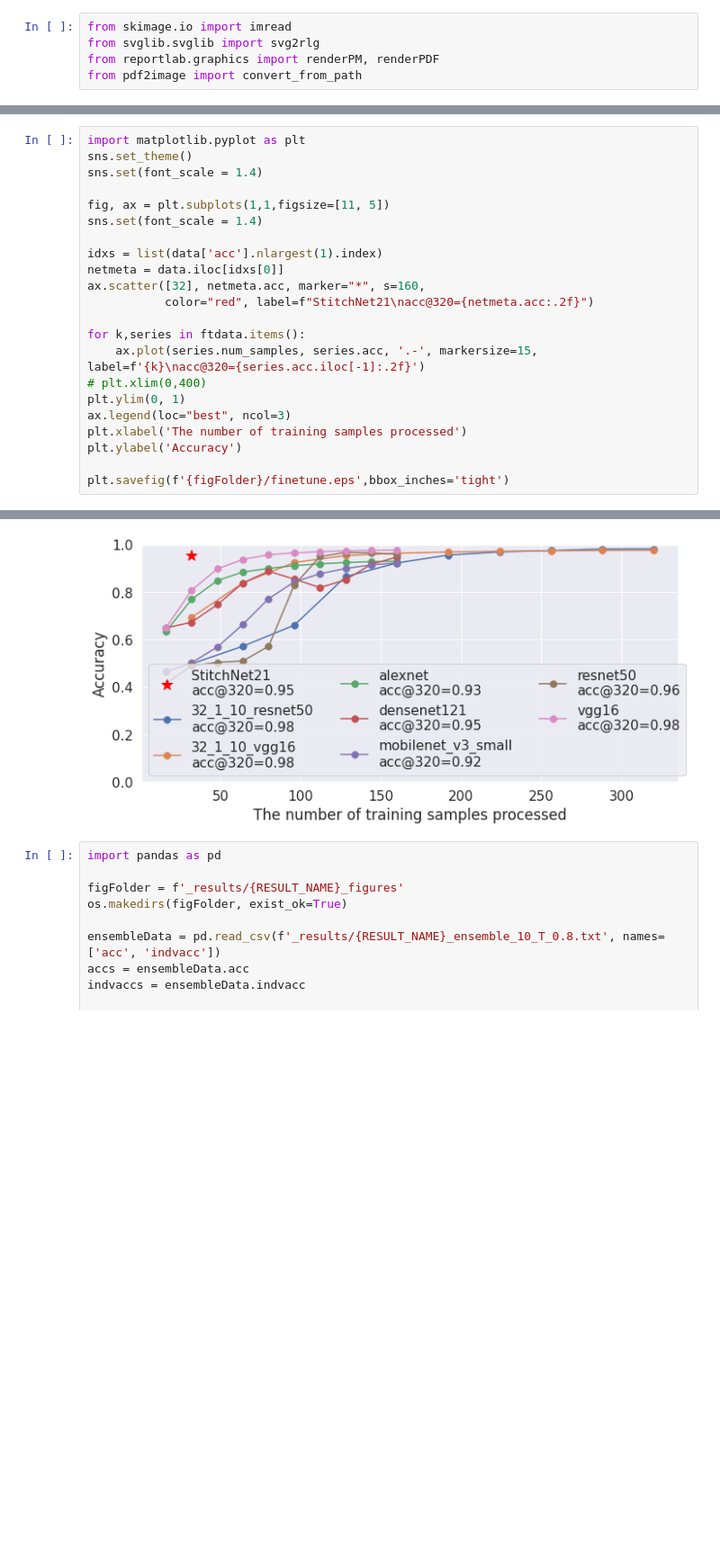
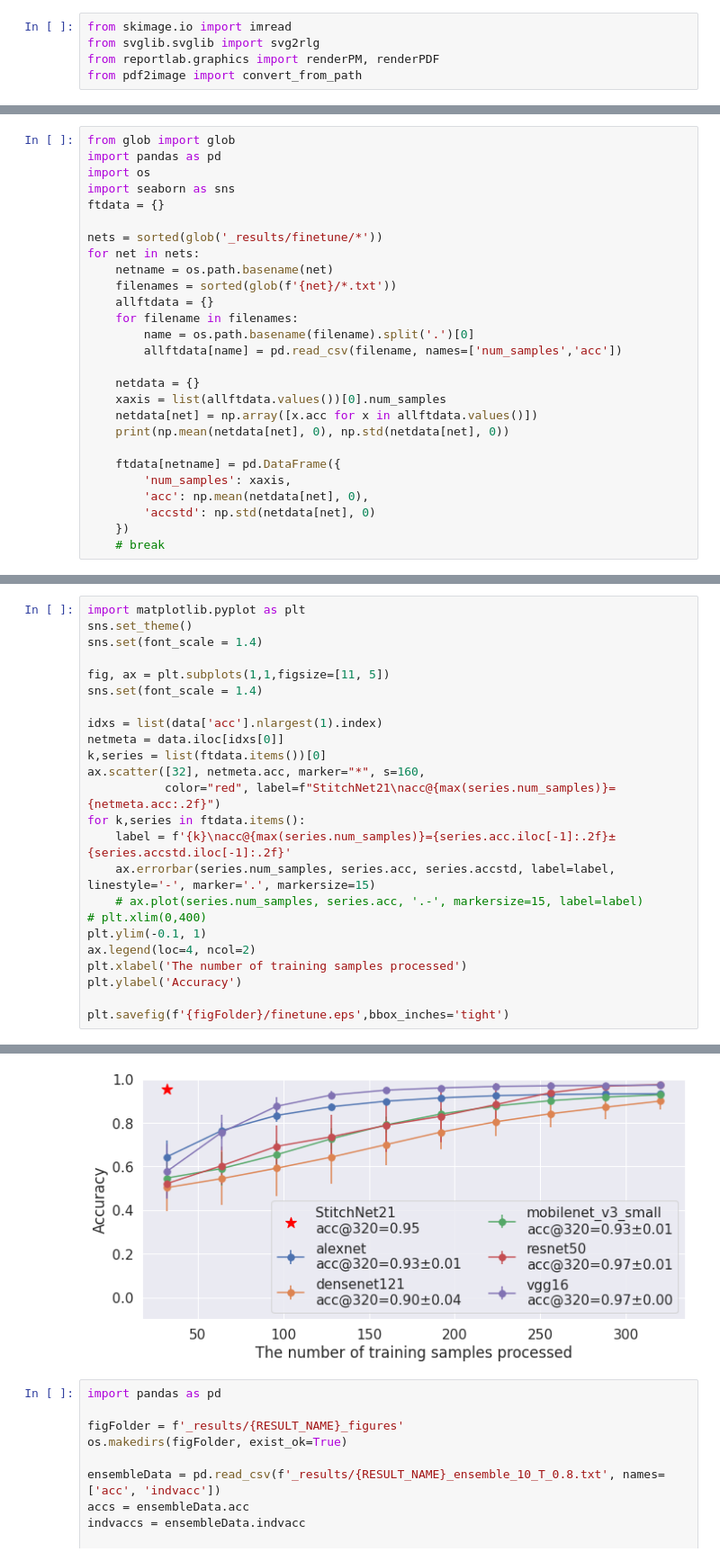
Before and after one commit to steerapi/stitchnet, a Jupyter notebook: 09_plot_results.ipynb, the cells around one changed output, grey strips where cells are left out. Shown at 90% size. Drawn from its saved outputs; the diff is of its cells as text; blank space fills up the shorter version.

Commit message:
update finetuning experiment to include mean and std

```diff
--- a/09_plot_results.ipynb
+++ b/09_plot_results.ipynb
@@ -317,0 +304,27 @@ for filename in filenames:
+# %%
+from glob import glob
+import pandas as pd
+import os
+import seaborn as sns
+ftdata = {}
+
+nets = sorted(glob('_results/finetune/*'))
+for net in nets:
+    netname = os.path.basename(net)
+    filenames = sorted(glob(f'{net}/*.txt'))
+    allftdata = {}
+    for filename in filenames:
+        name = os.path.basename(filename).split('.')[0]
+        allftdata[name] = pd.read_csv(filename, names=['num_samples','acc'])
+
+    netdata = {}
+    xaxis = list(allftdata.values())[0].num_samples
+    netdata[net] = np.array([x.acc for x in allftdata.values()])
+    print(np.mean(netdata[net], 0), np.std(netdata[net], 0))
+
+    ftdata[netname] = pd.DataFrame({
+        'num_samples': xaxis,
+        'acc': np.mean(netdata[net], 0),
+        'accstd': np.std(netdata[net], 0)
+    })
+    # break
@@ -318,28 +347,30 @@ for filename in filenames:
 # %%
 import matplotlib.pyplot as plt
 sns.set_theme()
 sns.set(font_scale = 1.4)
 
 fig, ax = plt.subplots(1,1,figsize=[11, 5])
 sns.set(font_scale = 1.4)
 
 idxs = list(data['acc'].nlargest(1).index)
 netmeta = data.iloc[idxs[0]]
+k,series = list(ftdata.items())[0]
 ax.scatter([32], netmeta.acc, marker="*", s=160,
-           color="red", label=f"StitchNet21\nacc@320={netmeta.acc:.2f}")
-
+           color="red", label=f"StitchNet21\nacc@{max(series.num_samples)}={netmeta.acc:.2f}")
 for k,series in ftdata.items():
-    ax.plot(series.num_samples, series.acc, '.-', markersize=15, label=f'{k}\nacc@320={series.acc.iloc[-1]:.2f}')
+    label = f'{k}\nacc@{max(series.num_samples)}={series.acc.iloc[-1]:.2f}±{series.accstd.iloc[-1]:.2f}'
+    ax.errorbar(series.num_samples, series.acc, series.accstd, label=label, linestyle='-', marker='.', markersize=15)
+    # ax.plot(series.num_samples, series.acc, '.-', markersize=15, label=label)
 # plt.xlim(0,400)
-plt.ylim(0, 1)
-ax.legend(loc="best", ncol=3)
+plt.ylim(-0.1, 1)
+ax.legend(loc=4, ncol=2)
 plt.xlabel('The number of training samples processed')
 plt.ylabel('Accuracy')
 
 plt.savefig(f'{figFolder}/finetune.eps',bbox_inches='tight')
 # %% [output]
 The PostScript backend does not support transparency; partially transparent artists will be rendered opaque.
-[figure, old version]
+[figure, new version]
 # %%
 import pandas as pd
 
```
Also changed, not shown: parts of 4 cells of this notebook, 3 other files.
